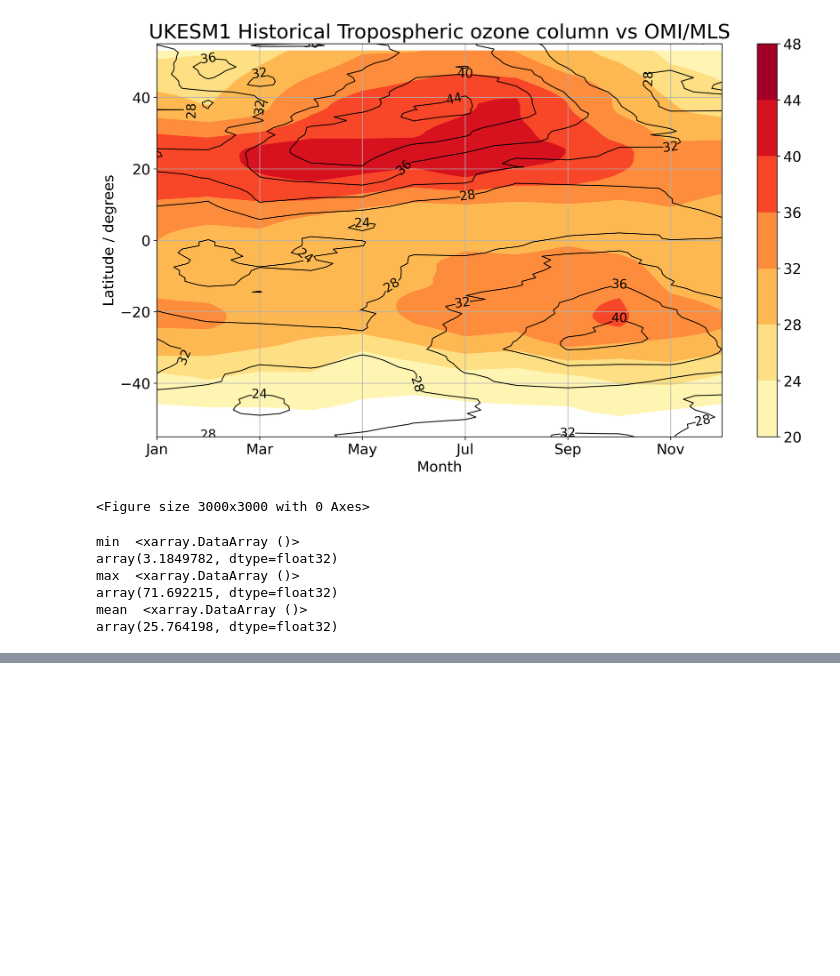
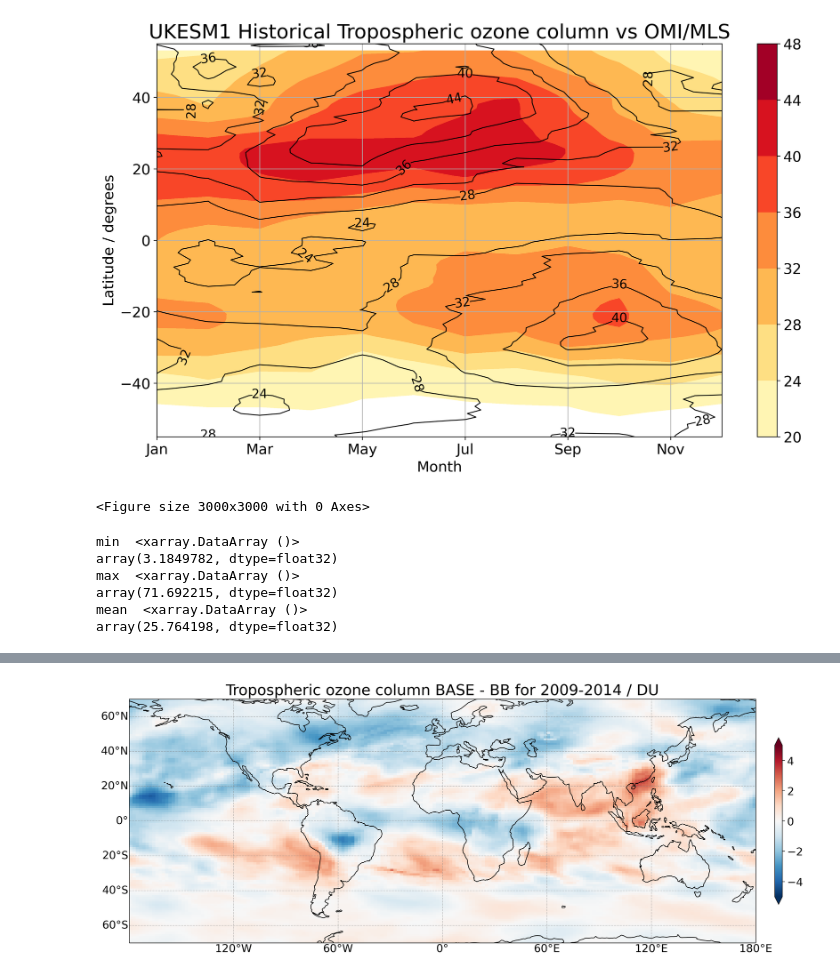
Before and after one commit to paultgriffiths/opt-ozone-precursors-tropics, a Jupyter notebook: UKESM1_TCO_vs_OMI_MLS_and_burden.ipynb, the cells around one changed output, grey strips where cells are left out. Drawn from its saved outputs; the diff is of its cells as text; code cells hidden in the pictures; blank space fills up the shorter version.

```diff
--- a/UKESM1_TCO_vs_OMI_MLS_and_burden.ipynb
+++ b/UKESM1_TCO_vs_OMI_MLS_and_burden.ipynb
@@ -191,13 +193,15 @@ plt.show()
 # %%
 BB_MIN_BASE = cq041col.resample(time='1Y').mean(dim='time')[-5:] - cb159col.resample(time='1Y').mean(dim='time')[-5:]
 
 bbox=[-179, 179, -70, 70]
 x,y = BB_MIN_BASE.longitude,BB_MIN_BASE.latitude
 fig, ax = make_map(bbox=bbox)
-cs = ax.pcolormesh(x, y, BB_MIN_BASE.mean(dim='time').data, vmin=-5, vmax=5, cmap='RdBu_r')
+cs = ax.pcolormesh(x, y, -BB_MIN_BASE.mean(dim='time').data, vmin=-5, vmax=5, cmap='RdBu_r')
 cbar = fig.colorbar(cs, orientation='vertical', shrink=0.45,extend='both', pad=0.025 )
-plt.title('Tropospheric ozone column BB - BASE for 2009-2014 / DU', fontsize=22)
+plt.title('Tropospheric ozone column BASE - BB for 2009-2014 / DU', fontsize=22)
 plt.show()
+# %% [output]
+[figure, added]
 # %%
 import netCDF4 as nc
 import pylab as plt
```
Also changed, not shown: parts of 10 cells of this notebook, 40 other files.
